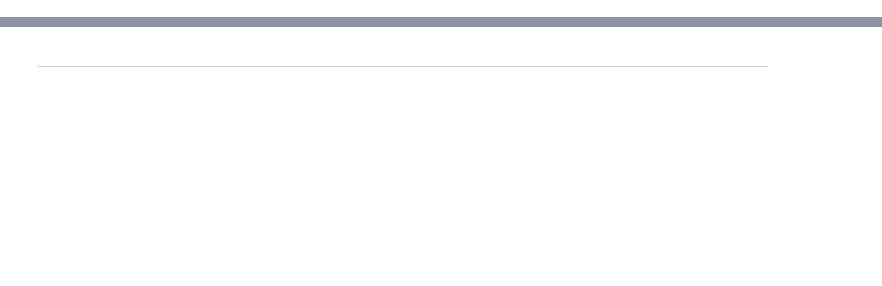
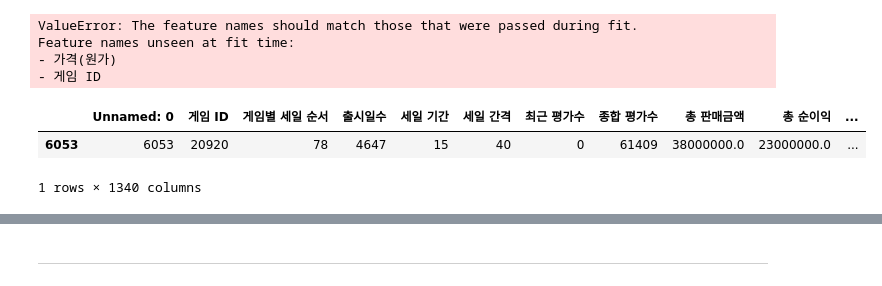
Before and after one commit to ReDocu/SingleProject, a Jupyter notebook: R_T01/make_log.ipynb, the cells around one changed output, grey strips where cells are left out. Drawn from its saved outputs; the diff is of its cells as text; code cells hidden in the pictures; blank space fills up the shorter version.

```diff
--- a/R_T01/make_log.ipynb
+++ b/R_T01/make_log.ipynb
@@ -203,0 +417,3 @@ error model : LGBMClassifier
+# %%
+test_df = pd.read_csv('테스트용파일.csv')
+test_df
@@ -203,0 +434,33 @@ error model : LGBMClassifier
+# %%
+game_id = 20
+
+last_count_index = test_df.reset_index().sort_values('게임별 세일 순서').groupby('게임 ID')[['할인 가격(Y)','index']].last()['index'].unique()
+find_price_df = test_df.iloc[last_count_index]
+
+# 예측값
+x_predict_test = find_price_df[find_price_df['게임 ID'] == game_id]
+
+# 검색할 게임 가격 번호
+find_price_df[find_price_df['게임 ID'] == game_id][-1:].index
+
+x_find_test = find_price_df.drop(['할인 가격(Y)'],axis=1)
+y_find_test = find_price_df['할인 가격(Y)']
+
+# 알고리즘 시작
+preds_price = logistic.predict(x_predict_test)
+
+# 가격확인
+confirm_price = y_find_test[x_find_test[x_find_test['게임 ID'] == game_id].index].values[0]
+
+find_price_df['할인 가격(Y)']
+# %% [output]
+ValueError: The feature names should match those that were passed during fit.
+Feature names unseen at fit time:
+- 가격(원가)
+- 게임 ID
+# %%
+find_price_df[find_price_df['게임 ID'] == id]
+# %% [output]
+|  | Unnamed: 0 | 게임 ID | 게임별 세일 순서 | 출시일수 | 세일 기간 | 세일 간격 | 최근 평가수 | 종합 평가수 | 총 판매금액 | 총 순이익 | ... |
+| 6053 | 6053 | 20920 | 78 | 4647 | 15 | 40 | 0 | 61409 | 38000000.0 | 23000000.0 | ... |
+1 rows × 1340 columns
```
Also changed, not shown: parts of 20 cells of this notebook, 8 other files.
